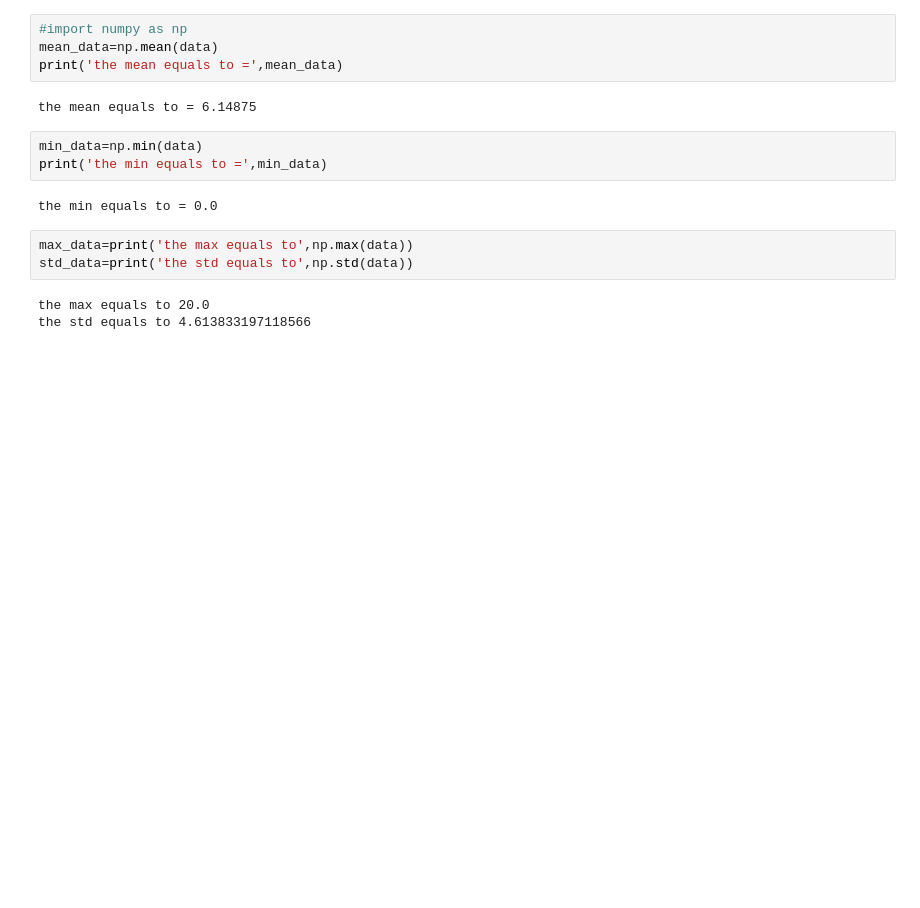
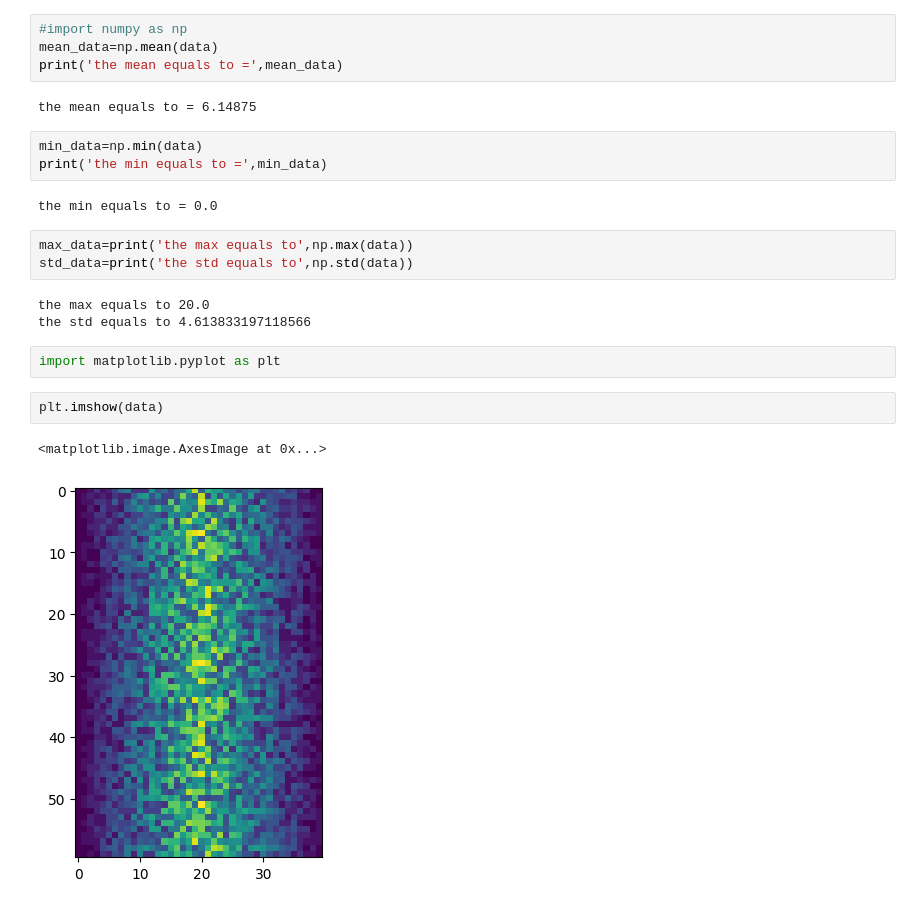
Before and after one commit to Azinkarimzad/phthon_SWC_24, a Jupyter notebook: day_1.ipynb, the cells around one changed output. Saved outputs shown, nothing was run; the diff lists cells and outputs as text; blank space fills up the shorter version.

```diff
--- a/day_1.ipynb
+++ b/day_1.ipynb
@@ -320,3 +320,10 @@ std_data=print('the std equals to',np.std(data))
 # %% [output]
 the max equals to 20.0
 the std equals to 4.613833197118566
+# %%
+import matplotlib.pyplot as plt
+# %%
+plt.imshow(data)
+# %% [output]
+<matplotlib.image.AxesImage at 0x...>
+[figure, added]
```
